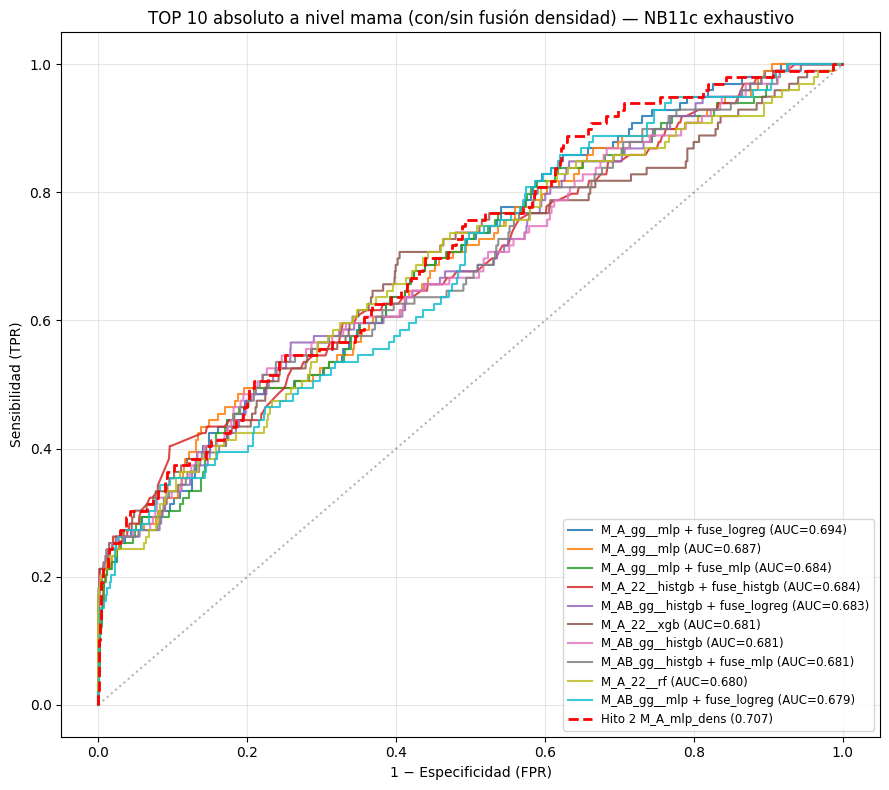
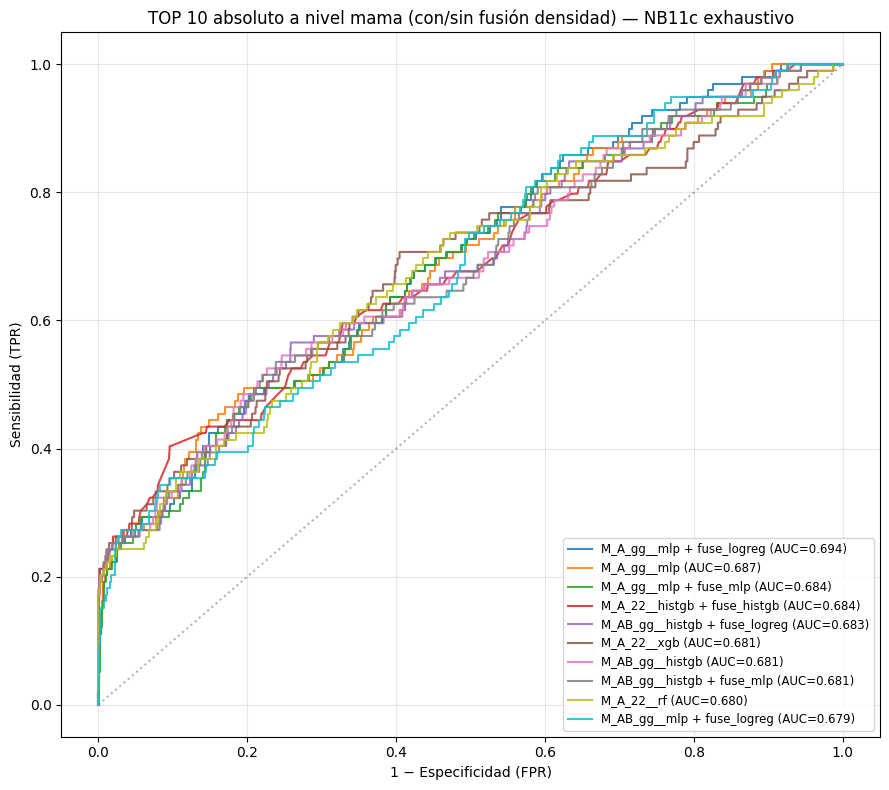
Code edit (unified diff) that turned the first committed figure into the second:
--- before
+++ after
@@ -7,7 +7,4 @@
     label_fm = '' if r['modelo_fusion']=='NINGUNO_base' else f' + fuse_{r["modelo_fusion"]}'
     ax.plot(fpr, tpr, label=f'{r["candidato"]}{label_fm} (AUC={r["auc"]:.3f})', linewidth=1.5, alpha=0.85)
-if pred_hito2_M is not None:
-    fpr_h, tpr_h, _ = roc_curve(y_M_test, pred_hito2_M)
-    ax.plot(fpr_h, tpr_h, '--', color='red', linewidth=2, label=f'Hito 2 M_A_mlp_dens ({auc_hito2_M:.3f})')
 ax.set_xlabel('1 − Especificidad (FPR)')
 ax.set_ylabel('Sensibilidad (TPR)')

Commit: Fixed graphics